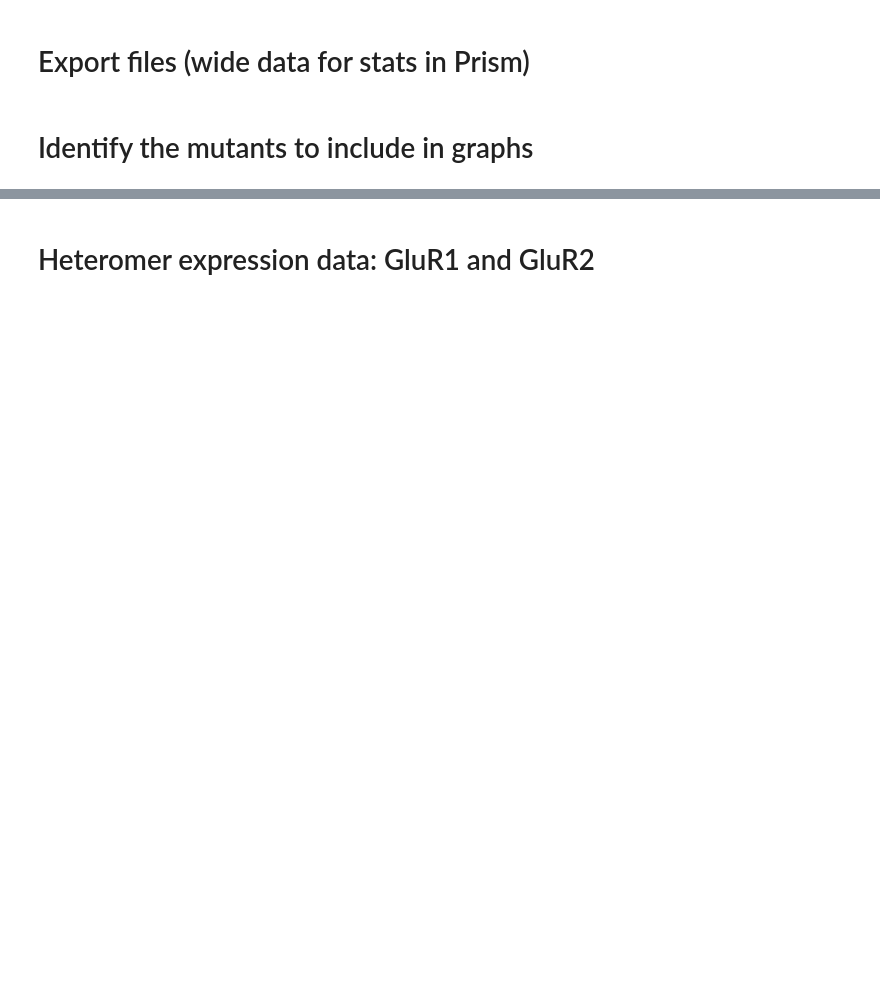
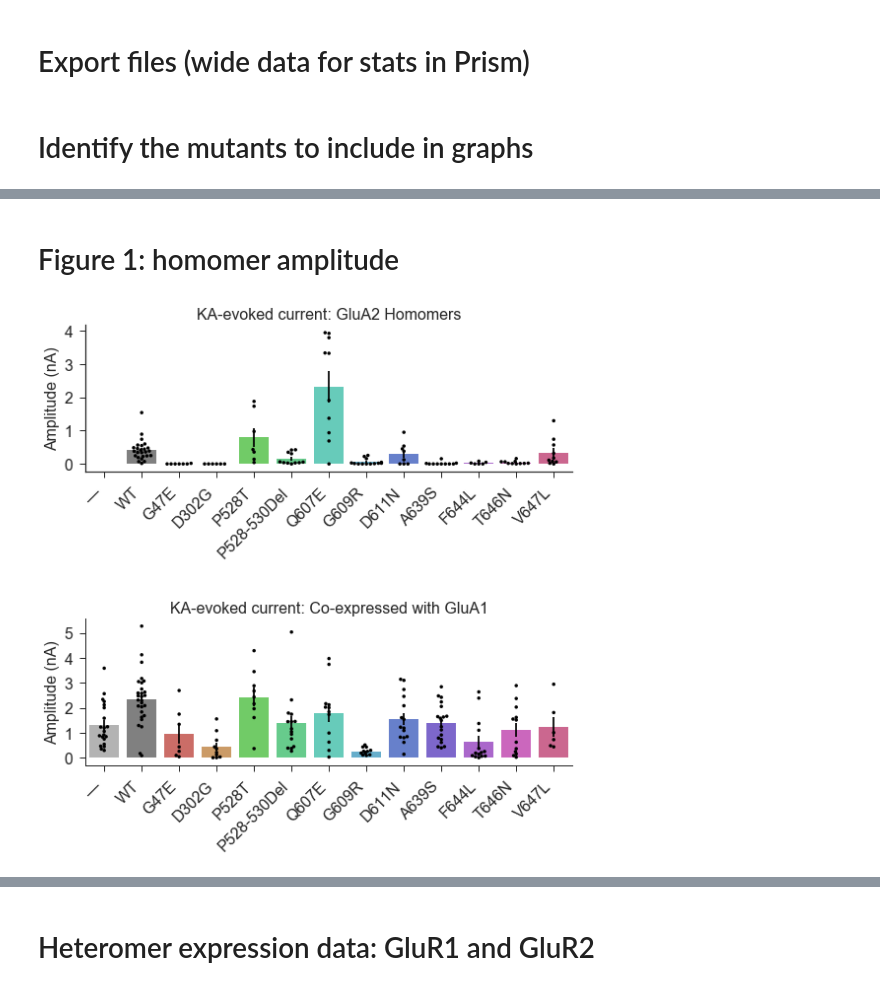
Before and after one commit to KullmannLab/AMPA_Synaptopathies, a Jupyter notebook: GluA2_graphs_March_Resub.ipynb, the cells around one changed output, grey strips where cells are left out. Cells and saved outputs as stored; diff of their text form; code cells hidden in the pictures; blank space fills up the shorter version.

Commit message:
barplots working with self SEM.

```diff
--- a/GluA2_graphs_March_Resub.ipynb
+++ b/GluA2_graphs_March_Resub.ipynb
@@ -160,7 +82,7 @@ all_mutants = ['WT', '—', 'G47E', 'D302G', 'I375V', 'P528T', 'P528-530Del', 'Q
                'G609R', 'D611N', 'A639S', 'A643T', 'F644L', 'T646N', 'V647L',]
 
 # main figures will exclude non-clinical mutants
-main_mutants = ['WT', '—', 'G47E', 'D302G', 'P528T', 'P528-530Del', 'Q607E',
+main_mutants = ['—', 'WT', 'G47E', 'D302G', 'P528T', 'P528-530Del', 'Q607E',
                'G609R', 'D611N', 'A639S', 'F644L', 'T646N', 'V647L',]
 
 # non-clinical mutants go in supplemantary: snp and Lurcher
@@ -189,16 +123,0 @@ Index(['Date', 'Mutant', 'Record', 'KA Holding current', 'KA Amplitude',
-# %%
-# make the errorbar dictionary
-
-hom_sem_df = hom_amp_df.groupby('Mutant')['KA Amplitude'].sem()/1000
-
-# make a list of errors in the order of the final plot
-hom_sem_list = []
-for m in main_mutants:
-    hom_sem_list.append(hom_sem_df[m])
-
-
-het_sem_df = het_amp_df.groupby('Mutant')['KA Amplitude'].sem()/1000
-
-het_sem_list = []
-for m in main_mutants:
-    het_sem_list.append(het_sem_df[m])
@@ -248,0 +162,19 @@ plt.show()
+# %% [markdown]
+# Figure 1: homomer amplitude
+# %%
+# make figure 1
+fig = plt.figure(figsize=(8,8))
+ax1 = plt.subplot(211)
+barplot_swarmplot_format(df=hom_amp_df, x='Mutant', y='KA Amplitude', title='KA-evoked current: GluA2 Homomers')
+
+ax2 = plt.subplot(212)
+barplot_swarmplot_format(df=het_amp_df, x='Mutant', y='KA Amplitude', title='KA-evoked current: Co-expressed with GluA1')
+
+plt.subplots_adjust(hspace=1)
+
+#plt.savefig('Amplitude_resub_March_Color.pdf', transparent=True)
+save_fig('Amplitude_resub_', fig)
+
+plt.show()
+# %% [output]
+[figure, added]
```
Also changed, not shown: parts of 31 cells of this notebook.
